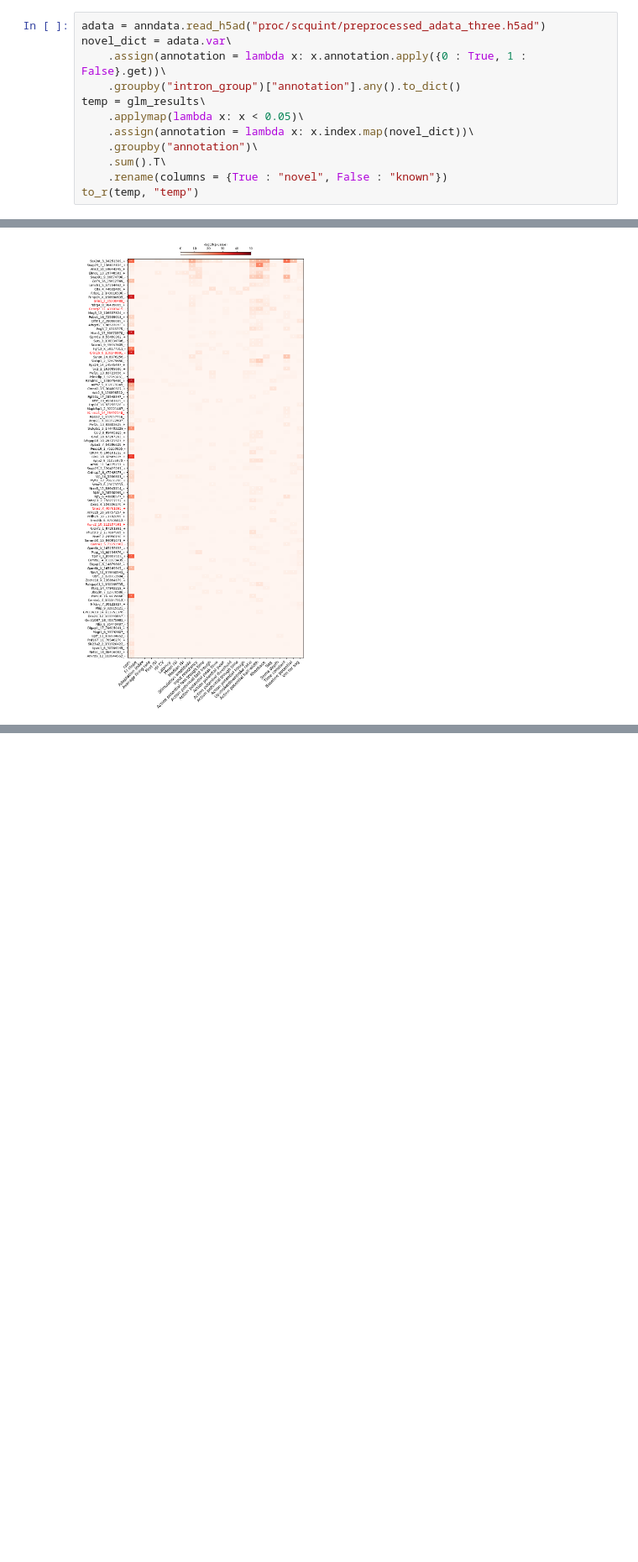
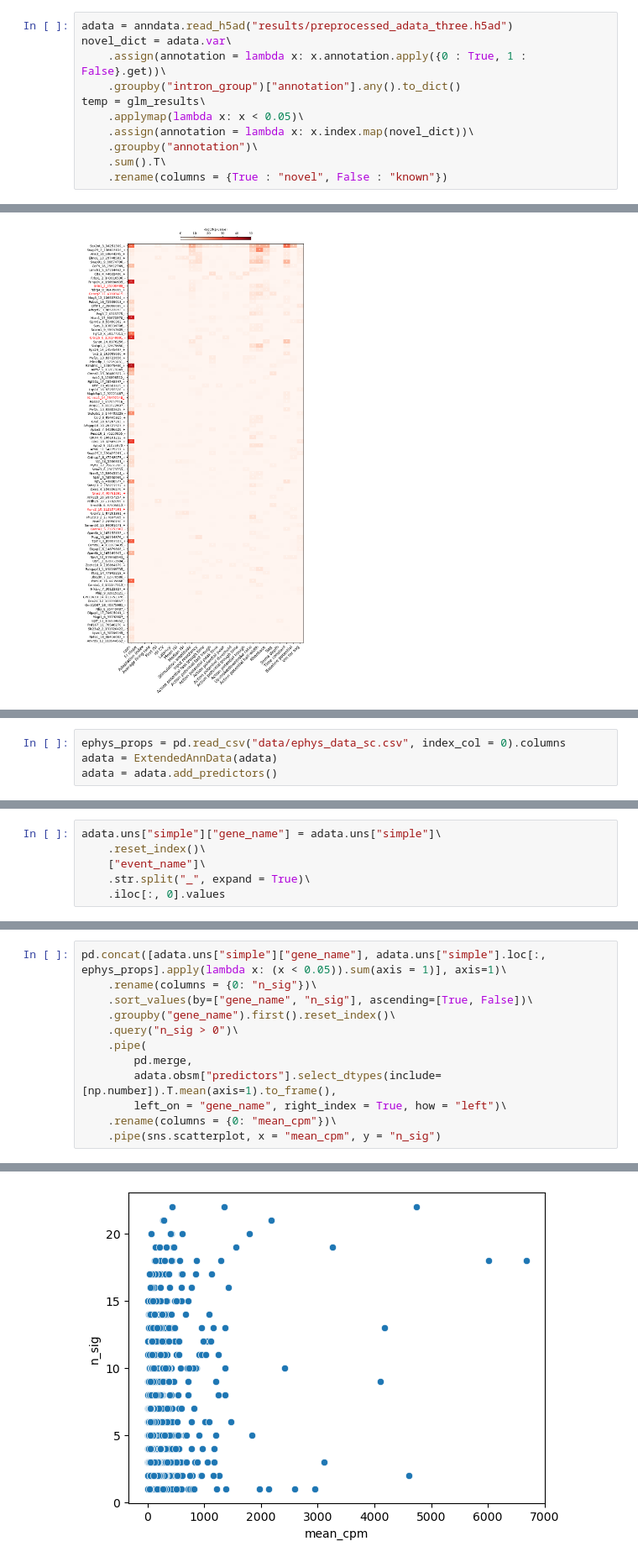
Before and after one commit to nuoxuxu/patch_seq_spl, a Jupyter notebook: notebooks/funcitonal_characterization.ipynb, the cells around one changed output, grey strips where cells are left out. Shown at 84% size. Saved outputs shown, nothing was run; the diff lists cells and outputs as text; blank space fills up the shorter version.

```diff
--- a/notebooks/funcitonal_characterization.ipynb
+++ b/notebooks/funcitonal_characterization.ipynb
@@ -182,7 +179,7 @@ null device
 # %% [markdown]
 # Number sig clusters that include at least one novel splice site
 # %%
-adata = anndata.read_h5ad("proc/scquint/preprocessed_adata_three.h5ad")
+adata = anndata.read_h5ad("results/preprocessed_adata_three.h5ad")
 novel_dict = adata.var\
     .assign(annotation = lambda x: x.annotation.apply({0 : True, 1 : False}.get))\
     .groupby("intron_group")["annotation"].any().to_dict()
@@ -192,4 +189,3 @@ temp = glm_results\
     .groupby("annotation")\
     .sum().T\
     .rename(columns = {True : "novel", False : "known"})
-to_r(temp, "temp")
@@ -257,0 +236,4 @@ Text(0.5, 0, 'proportion')
+# %%
+ephys_props = pd.read_csv("data/ephys_data_sc.csv", index_col = 0).columns
+adata = ExtendedAnnData(adata)
+adata = adata.add_predictors()
@@ -257,0 +243,6 @@ Text(0.5, 0, 'proportion')
+# %%
+adata.uns["simple"]["gene_name"] = adata.uns["simple"]\
+    .reset_index()\
+    ["event_name"]\
+    .str.split("_", expand = True)\
+    .iloc[:, 0].values
@@ -257,0 +251,13 @@ Text(0.5, 0, 'proportion')
+# %%
+pd.concat([adata.uns["simple"]["gene_name"], adata.uns["simple"].loc[:, ephys_props].apply(lambda x: (x < 0.05)).sum(axis = 1)], axis=1)\
+    .rename(columns = {0: "n_sig"})\
+    .sort_values(by=["gene_name", "n_sig"], ascending=[True, False])\
+    .groupby("gene_name").first().reset_index()\
+    .query("n_sig > 0")\
+    .pipe(
+        pd.merge,
+        adata.obsm["predictors"].select_dtypes(include=[np.number]).T.mean(axis=1).to_frame(),
+        left_on = "gene_name", right_index = True, how = "left")\
+    .rename(columns = {0: "mean_cpm"})\
+    .pipe(sns.scatterplot, x = "mean_cpm", y = "n_sig")
+# %% [output]
@@ -257,0 +265 @@ Text(0.5, 0, 'proportion')
+[figure, added]
```
Also changed, not shown: parts of 25 cells of this notebook, 3 other files.
